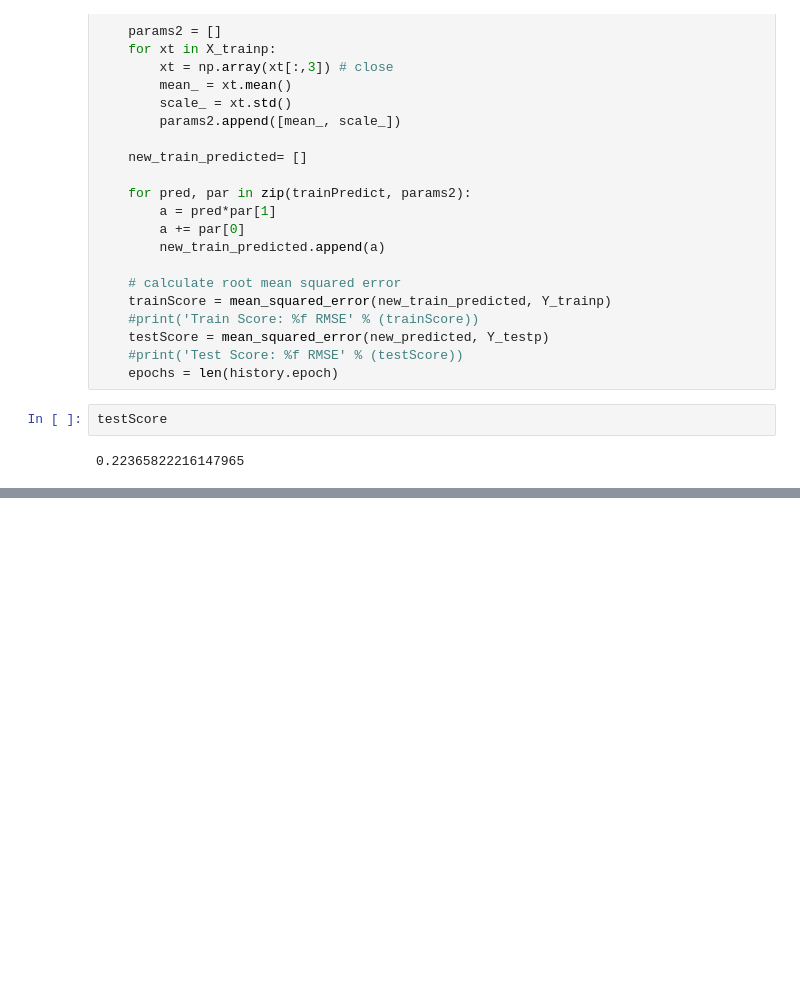
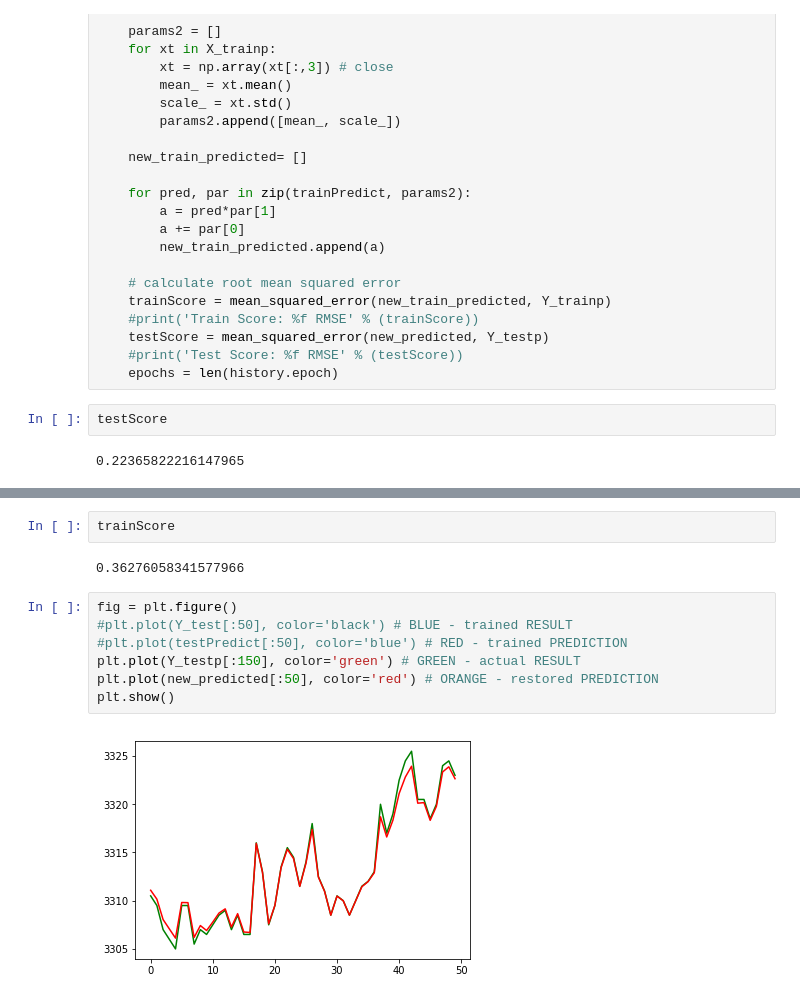
Before and after one commit to edniemeyer/keras_timeseries, a Jupyter notebook: notebook.ipynb, the cells around one changed output, grey strips where cells are left out. Drawn from its saved outputs; the diff is of its cells as text; blank space fills up the shorter version.

Commit message:
Added plot

```diff
--- a/notebook.ipynb
+++ b/notebook.ipynb
@@ -356,0 +332,13 @@ array([ 3316.5,  3317. ,  3316.5, ...,  3261.5,  3260.5,  3261. ])
+# %%
+trainScore
+# %% [output]
+0.36276058341577966
+# %%
+fig = plt.figure()
+#plt.plot(Y_test[:50], color='black') # BLUE - trained RESULT
+#plt.plot(testPredict[:50], color='blue') # RED - trained PREDICTION
+plt.plot(Y_testp[:150], color='green') # GREEN - actual RESULT
+plt.plot(new_predicted[:50], color='red') # ORANGE - restored PREDICTION
+plt.show()
+# %% [output]
+[figure, added]
```
Also changed, not shown: parts of 3 cells of this notebook.
